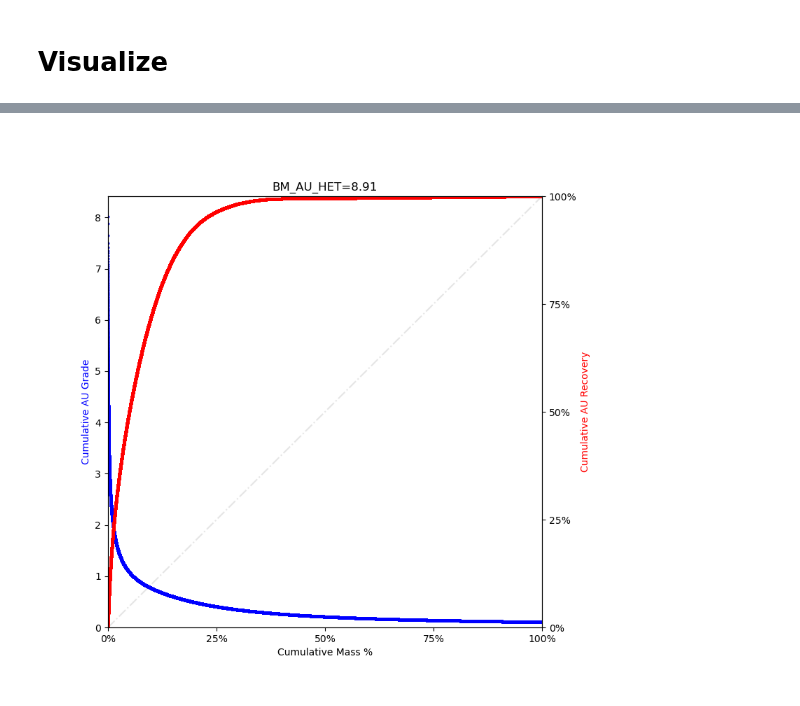
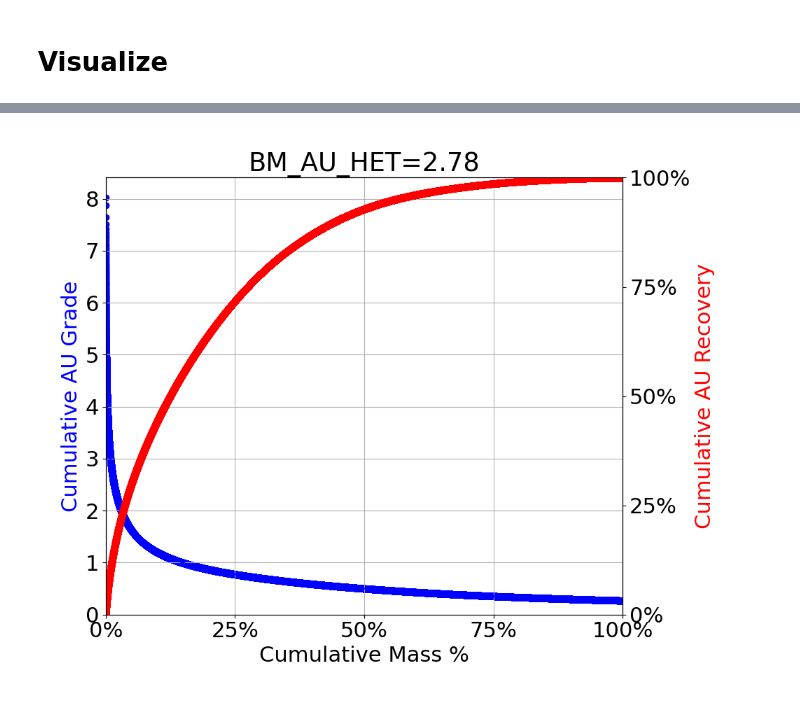
Before and after one commit to jouytrew/masters_pfti, a Jupyter notebook: notebooks/het_analysis_block_model.ipynb, the cells around one changed output, grey strips where cells are left out. Cells and saved outputs as stored; diff of their text form; code cells hidden in the pictures.

Commit message:
Modified Block Model Het analysis font and function usage

```diff
--- a/notebooks/het_analysis_block_model.ipynb
+++ b/notebooks/het_analysis_block_model.ipynb
@@ -20,6 +20,12 @@ from clean import BlockModelCleaner
 output_dir = "../outputs/het_analysis_block_model/"
 SAVE = True
 
+plt.rcParams.update(
+    {
+        'font.size': 22
+    }
+)
+
 %matplotlib widget
 # %% [markdown]
 # Data Input and Cleaning
@@ -80,22 +139,31 @@ for element in elements:
 # %%
 if SAVE:
     fig = plt.figure()
-    fig.set_size_inches(8, 8)
+    fig.set_size_inches(10, 8)
 
     for element in elements:
         fig.clear()
         ax = fig.add_subplot()
 
-        het = combined[element].get_heterogeneity()
-        info = combined[element].get_info()
+        het = filtered[element].get_heterogeneity()
+        info = filtered[element].get_info()
 
         if len(info) > 0:
             ax.set_title(f'BM_{element}_HET={het:.2f}')
-            plotter.plot_grade_recovery_curve(ax, info, element)
 
-            save_loc = output_dir + f'combined/'
+            ax_sec = ax.twinx()
+
+            plotter.plot_g_r(ax, ax_sec, info)
+            plotter.scatter_g_r(ax, ax_sec, info)
+
+            plotter.set_g_r_labels(ax, ax_sec, element)
+            ax.grid()
+
+            save_loc = output_dir + f'filtered/'
             if not os.path.exists(save_loc):
                 os.makedirs(save_loc)
+
+            fig.tight_layout()
             fig.savefig(save_loc + f'BM_{element}.png', format='png', dpi=200)
 # %% [output]
-[figure, old version]
+[figure, new version]
```
Also changed, not shown: parts of 3 cells of this notebook, 3 other files.
